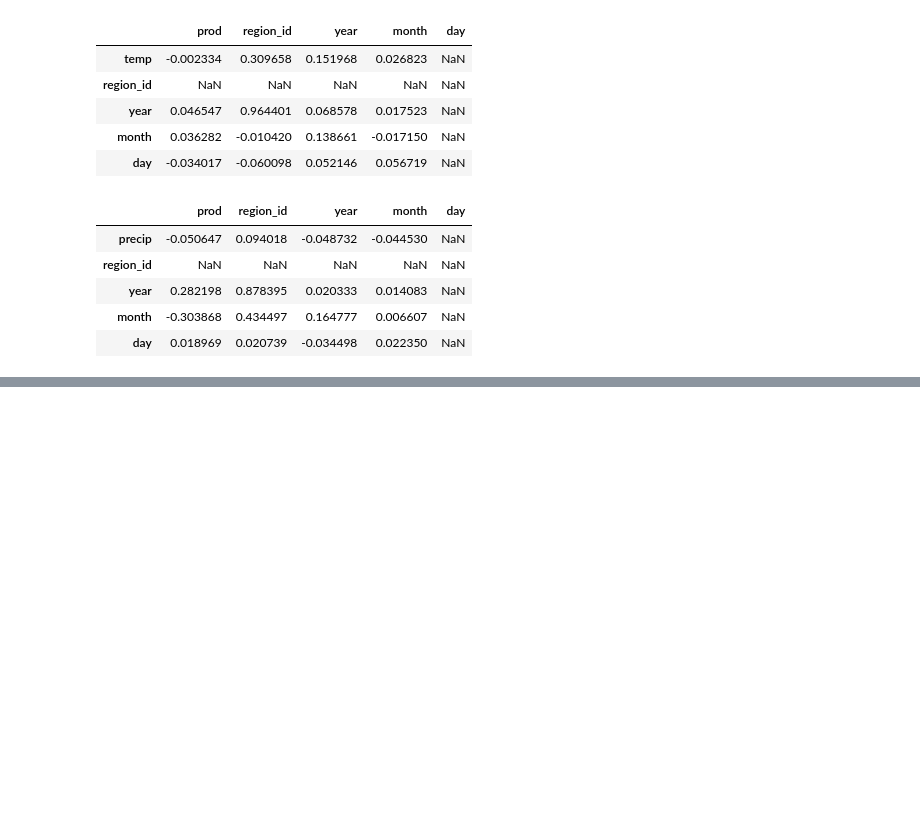
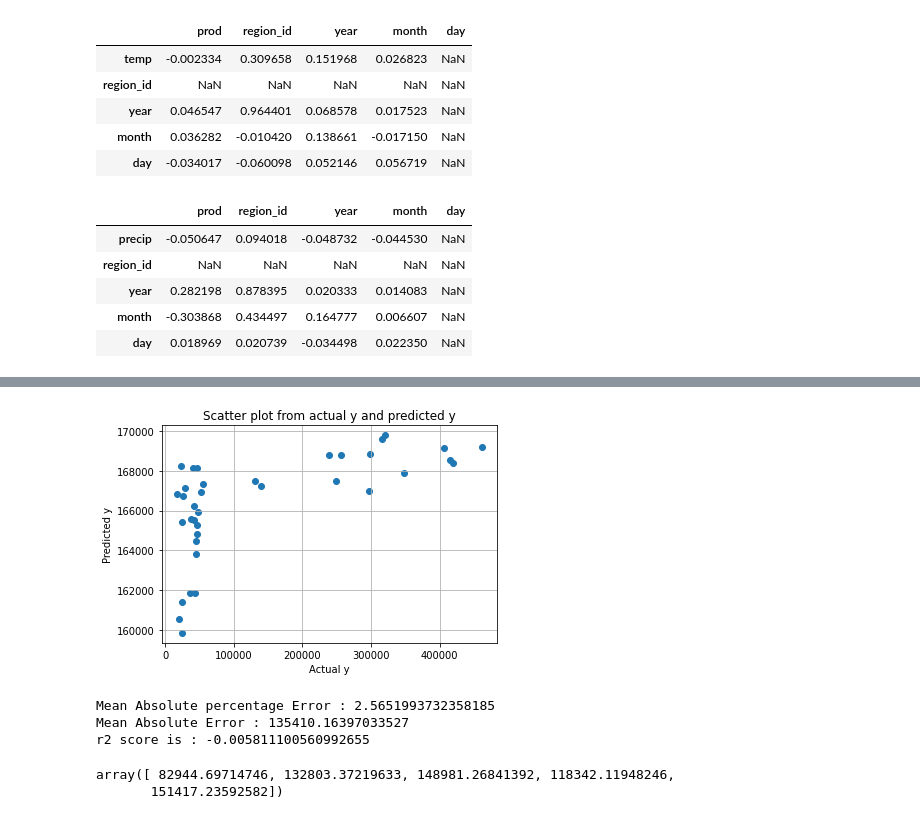
Before and after one commit to samp3209/kaggleprojects, a Jupyter notebook: samp3209_gmail_com.ipynb, the cells around one changed output, grey strips where cells are left out. Cells and saved outputs as stored; diff of their text form; code cells hidden in the pictures; blank space fills up the shorter version.

```diff
--- a/samp3209_gmail_com.ipynb
+++ b/samp3209_gmail_com.ipynb
@@ -232,0 +526,32 @@ pq.apply(lambda s: dp.corrwith(s))
+# %%
+clf = LinearRegression()
+clf_.fit(X_train.values, Y_train.values)
+
+y_pred_sksgd=clf_.predict(X_test)
+plt.scatter(Y_test,y_pred_sksgd)
+plt.grid()
+plt.xlabel('Actual y')
+plt.ylabel('Predicted y')
+plt.title('Scatter plot from actual y and predicted y')
+plt.show()
+
+print('Mean Absolute percentage Error :',mean_absolute_percentage_error(Y_test, y_pred_sksgd))
+print('Mean Absolute Error :',mean_absolute_error(Y_test, y_pred_sksgd))
+print('r2 score is :', r2_score(Y_test, y_pred_sksgd))
+#print('y is:', Y_test)
+#print('predicted was:', y_pred_sksgd)
+# %% [output]
+[figure, added]
+Mean Absolute percentage Error : 2.5651993732358185
+Mean Absolute Error : 135410.16397033527
+r2 score is : -0.005811100560992655
+# %%
+#XGBoost regressor
+from xgboost import XGBRegressor
+from sklearn.model_selection import cross_val_score
+scores = cross_val_score(XGBRegressor(objective='reg:squarederror'), X, Y, scoring='neg_mean_squared_error')
+scores = (-scores)**.5
+scores
+# %% [output]
+array([ 82944.69714746, 132803.37219633, 148981.26841392, 118342.11948246,
+       151417.23592582])
```
Also changed, not shown: parts of 22 cells of this notebook.
